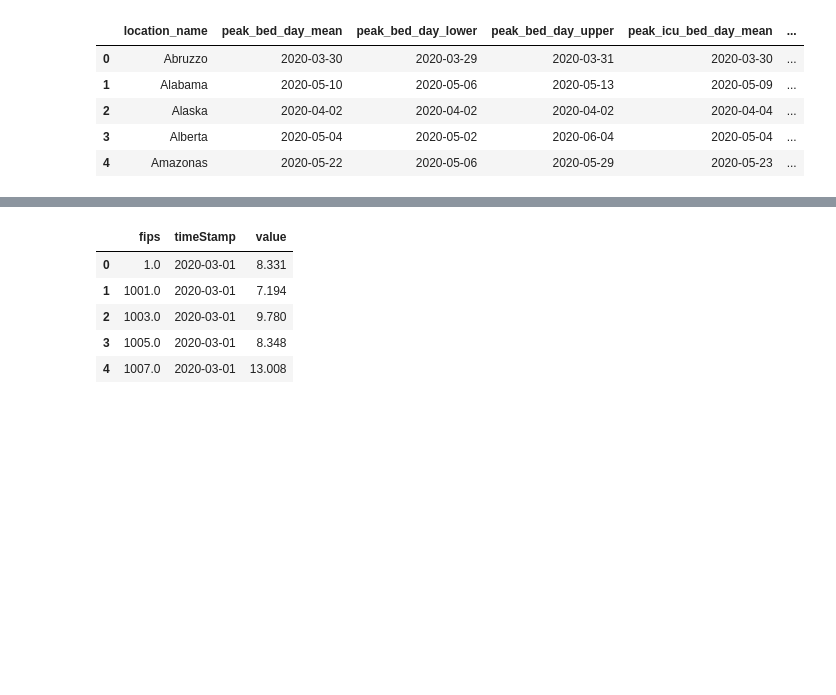
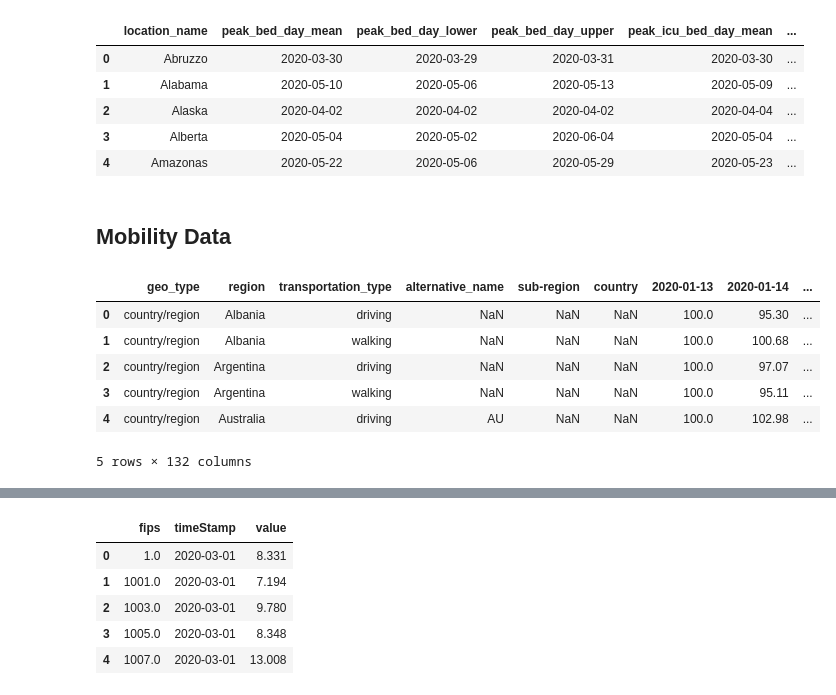
Before and after one commit to mchirico/COVID-19, a Jupyter notebook: COVID_19.ipynb, the cells around one changed output, grey strips where cells are left out. Drawn from its saved outputs; the diff is of its cells as text; code cells hidden in the pictures; blank space fills up the shorter version.

```diff
--- a/COVID_19.ipynb
+++ b/COVID_19.ipynb
@@ -97,3 +97,19 @@ p2.head()
 | 2 | Alaska | 2020-04-02 | 2020-04-02 | 2020-04-02 | 2020-04-04 | ... |
 | 3 | Alberta | 2020-05-04 | 2020-05-02 | 2020-06-04 | 2020-05-04 | ... |
 | 4 | Amazonas | 2020-05-22 | 2020-05-06 | 2020-05-29 | 2020-05-23 | ... |
+# %% [markdown]
+## Mobility Data
+# %%
+# Apple - needs to be updated
+#.   from: https://www.apple.com/covid19/mobility
+url = 'https://storage.googleapis.com/montco-stats/applemobilitytrends.csv'
+apple=pd.read_csv(url)
+apple.head()
+# %% [output]
+|  | geo_type | region | transportation_type | alternative_name | sub-region | country | 2020-01-13 | 2020-01-14 | ... |
+| 0 | country/region | Albania | driving | NaN | NaN | NaN | 100.0 | 95.30 | ... |
+| 1 | country/region | Albania | walking | NaN | NaN | NaN | 100.0 | 100.68 | ... |
+| 2 | country/region | Argentina | driving | NaN | NaN | NaN | 100.0 | 97.07 | ... |
+| 3 | country/region | Argentina | walking | NaN | NaN | NaN | 100.0 | 95.11 | ... |
+| 4 | country/region | Australia | driving | AU | NaN | NaN | 100.0 | 102.98 | ... |
+5 rows × 132 columns
```
Also changed, not shown: parts of 3 cells of this notebook.
